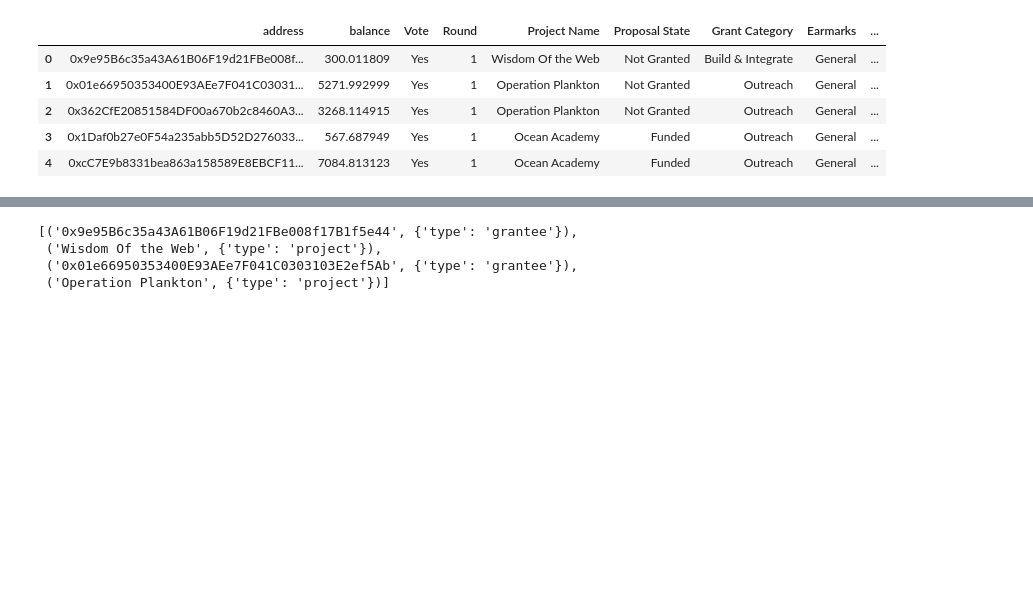
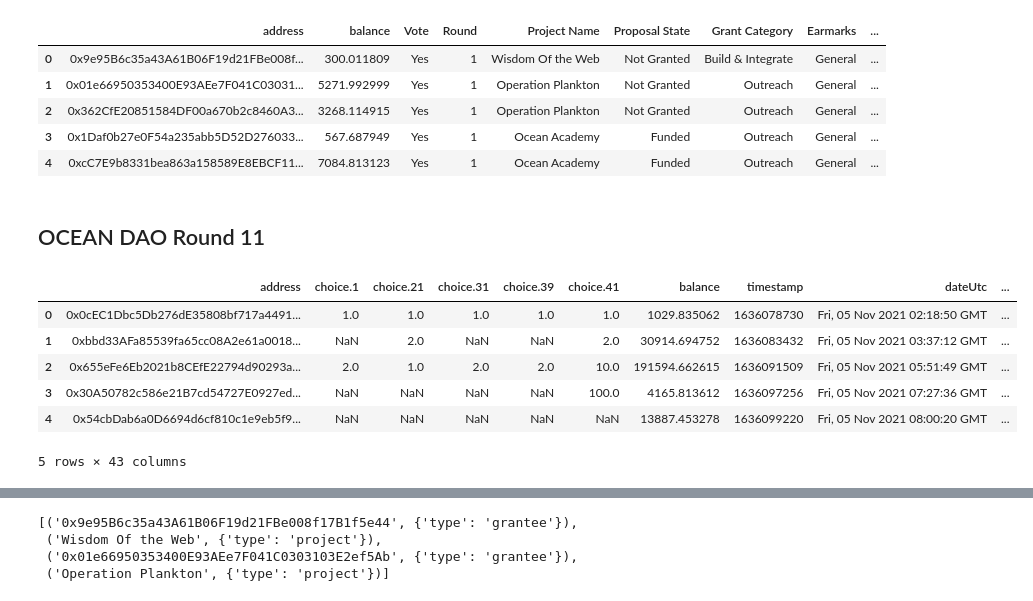
Before and after one commit to le-dawg/OceanProtocol-Rounds-Data, a Jupyter notebook: OceanDAO-data-analysis.ipynb, the cells around one changed output, grey strips where cells are left out. Drawn from its saved outputs; the diff is of its cells as text; code cells hidden in the pictures; blank space fills up the shorter version.

```diff
--- a/OceanDAO-data-analysis.ipynb
+++ b/OceanDAO-data-analysis.ipynb
@@ -230,0 +215,14 @@ for row in early_rds_data.itertuples():
+# %% [markdown]
+## OCEAN DAO Round 11
+# %%
+round_11_data = pd.read_csv("ocean-round-11-data.csv")
+# %%
+round_11_data.head()
+# %% [output]
+|  | address | choice.1 | choice.21 | choice.31 | choice.39 | choice.41 | balance | timestamp | dateUtc | ... |
+| 0 | 0x0cEC1Dbc5Db276dE35808bf717a4491... | 1.0 | 1.0 | 1.0 | 1.0 | 1.0 | 1029.835062 | 1636078730 | Fri, 05 Nov 2021 02:18:50 GMT | ... |
+| 1 | 0xbbd33AFa85539fa65cc08A2e61a0018... | NaN | 2.0 | NaN | NaN | 2.0 | 30914.694752 | 1636083432 | Fri, 05 Nov 2021 03:37:12 GMT | ... |
+| 2 | 0x655eFe6Eb2021b8CEfE22794d90293a... | 2.0 | 1.0 | 2.0 | 2.0 | 10.0 | 191594.662615 | 1636091509 | Fri, 05 Nov 2021 05:51:49 GMT | ... |
+| 3 | 0x30A50782c586e21B7cd54727E0927ed... | NaN | NaN | NaN | NaN | 100.0 | 4165.813612 | 1636097256 | Fri, 05 Nov 2021 07:27:36 GMT | ... |
+| 4 | 0x54cbDab6a0D6694d6cf810c1e9eb5f9... | NaN | NaN | NaN | NaN | NaN | 13887.453278 | 1636099220 | Fri, 05 Nov 2021 08:00:20 GMT | ... |
+5 rows × 43 columns
```
Also changed, not shown: parts of 9 cells of this notebook, 3 other files.
